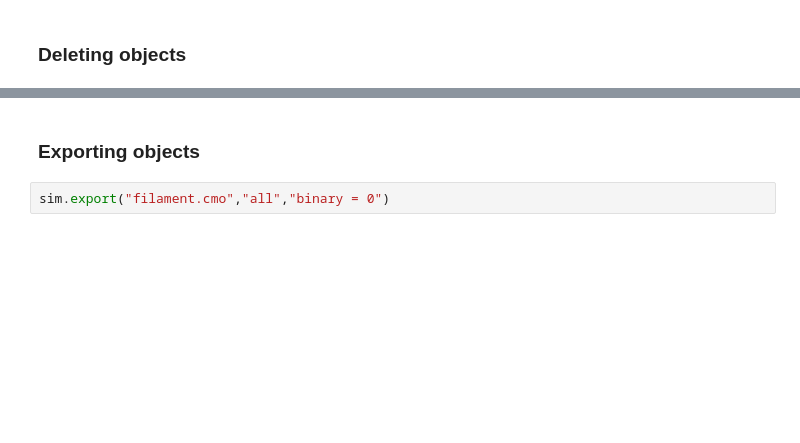
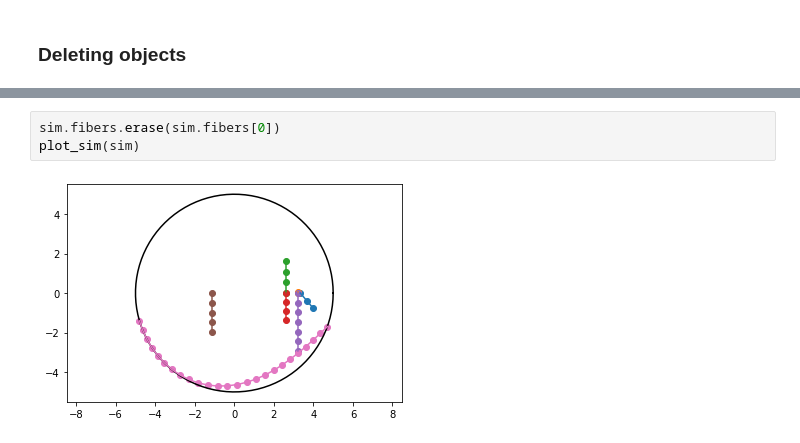
Before and after one commit to andresbonil/cytosim, a Jupyter notebook: cythosim_objects.ipynb, the cells around one changed output, grey strips where cells are left out. Drawn from its saved outputs; the diff is of its cells as text; blank space fills up the shorter version.

```diff
--- a/cythosim_objects.ipynb
+++ b/cythosim_objects.ipynb
@@ -127,4 +135,5 @@ Now 7 fibers
-# %% [markdown]
-### Exporting objects
-# %%
-sim.export("filament.cmo","all","binary = 0")
+# %%
+sim.fibers.erase(sim.fibers[0])
+plot_sim(sim)
+# %% [output]
+[figure, added]
```
Also changed, not shown: parts of 14 cells of this notebook, 5 other files.
